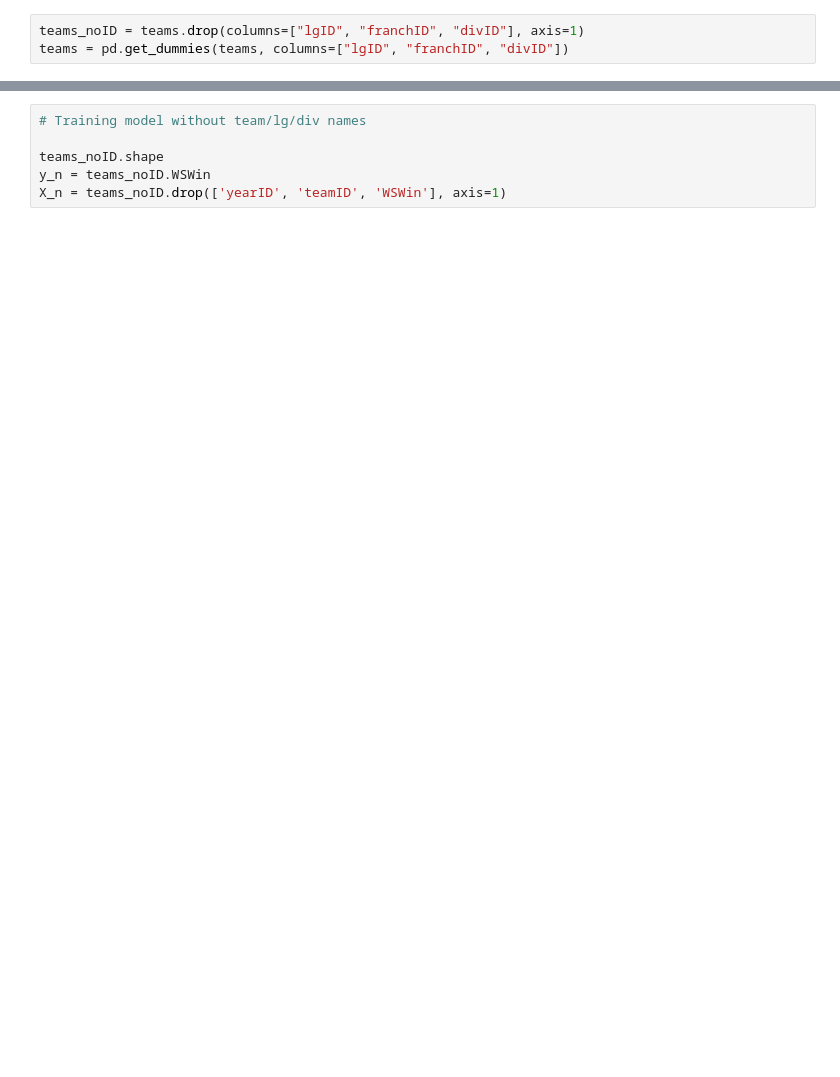
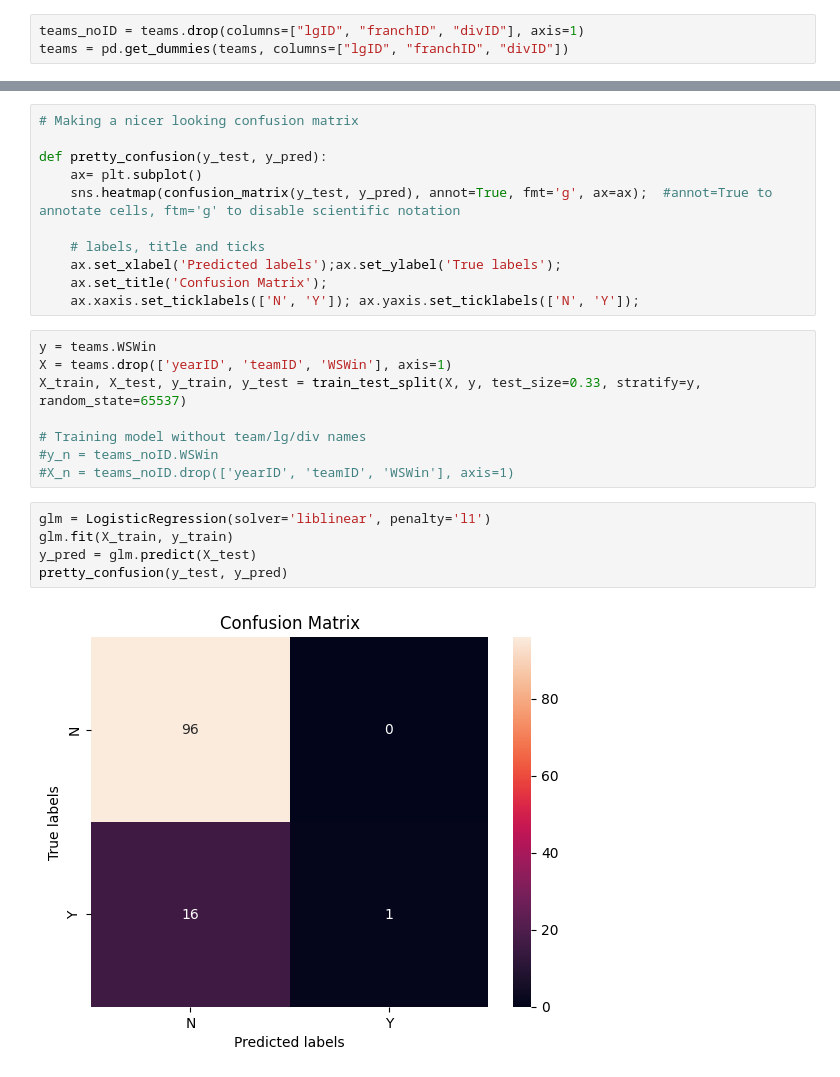
Before and after one commit to zbailey1/ws-predictions, a Jupyter notebook: WS Predictions.ipynb, the cells around one changed output, grey strips where cells are left out. Drawn from its saved outputs; the diff is of its cells as text; blank space fills up the shorter version.

```diff
--- a/WS Predictions.ipynb
+++ b/WS Predictions.ipynb
@@ -87,6 +138,26 @@ X = teams.drop(['yearID', 'teamID', 'WSWin'], axis=1)
+# %%
+# Making a nicer looking confusion matrix
+
+def pretty_confusion(y_test, y_pred):
+    ax= plt.subplot()
+    sns.heatmap(confusion_matrix(y_test, y_pred), annot=True, fmt='g', ax=ax);  #annot=True to annotate cells, ftm='g' to disable scientific notation
+
+    # labels, title and ticks
+    ax.set_xlabel('Predicted labels');ax.set_ylabel('True labels');
+    ax.set_title('Confusion Matrix');
+    ax.xaxis.set_ticklabels(['N', 'Y']); ax.yaxis.set_ticklabels(['N', 'Y']);
 # %%
+y = teams.WSWin
+X = teams.drop(['yearID', 'teamID', 'WSWin'], axis=1)
+X_train, X_test, y_train, y_test = train_test_split(X, y, test_size=0.33, stratify=y, random_state=65537)
+
 # Training model without team/lg/div names
-
-teams_noID.shape
-y_n = teams_noID.WSWin
-X_n = teams_noID.drop(['yearID', 'teamID', 'WSWin'], axis=1)
+#y_n = teams_noID.WSWin
+#X_n = teams_noID.drop(['yearID', 'teamID', 'WSWin'], axis=1)
+# %%
+glm = LogisticRegression(solver='liblinear', penalty='l1')
+glm.fit(X_train, y_train)
+y_pred = glm.predict(X_test)
+pretty_confusion(y_test, y_pred)
+# %% [output]
+[figure, added]
```
Also changed, not shown: parts of 21 cells of this notebook.
